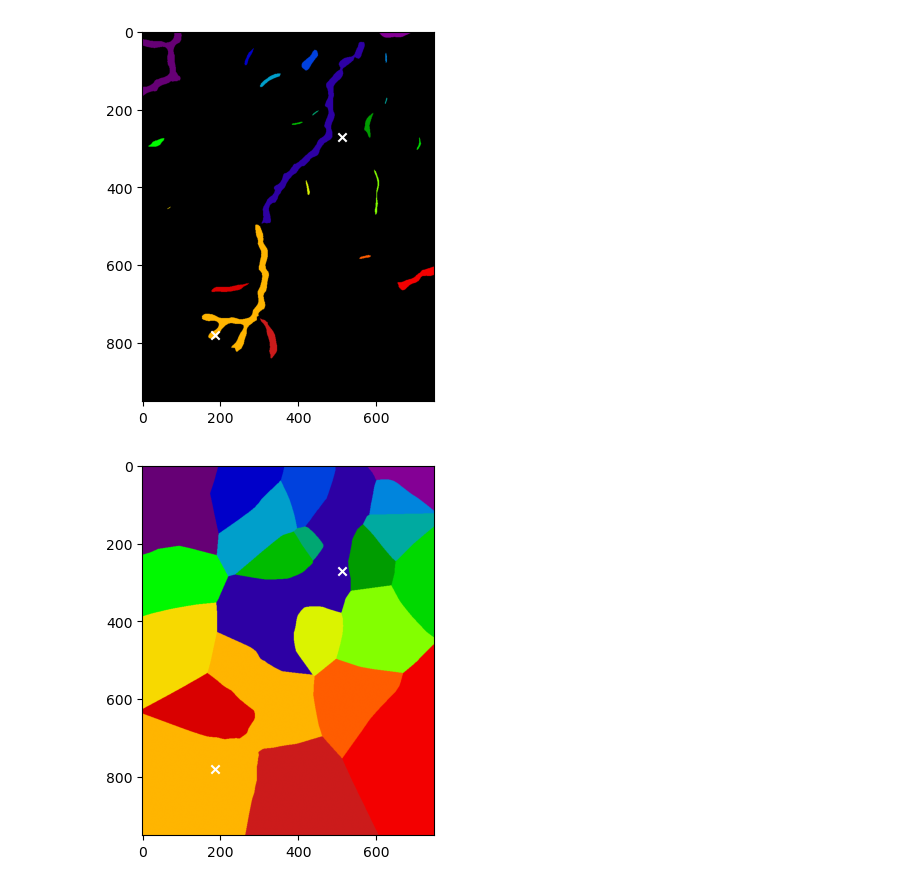
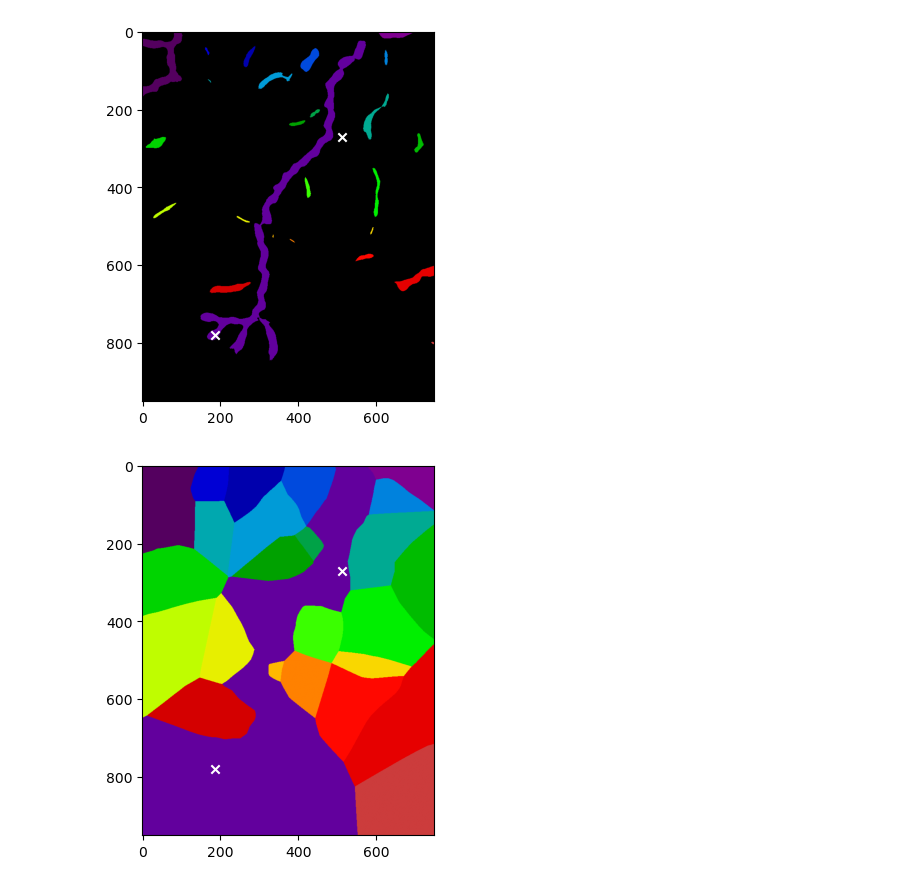
Before and after one commit to dsi-rse/gully-map, a Jupyter notebook: notebooks/elevation-along-gully.ipynb, the cells around one changed output. Saved outputs shown, nothing was run; the diff lists cells and outputs as text; code cells hidden in the pictures.

```diff
--- a/notebooks/elevation-along-gully.ipynb
+++ b/notebooks/elevation-along-gully.ipynb
@@ -9,10 +10,10 @@ begin = (185, 780)
 end = (513, 270)
 # %%
 with rasterio.open("../Dutch Bill Creek-pass2.tif") as file:
-    gully = file.read(1)[7800:8750, 7750:8500]
+    pass2 = file.read(1)[7800:8750, 7750:8500]
 # %%
-with rasterio.open("../Dutch Bill Creek-pass3-8.tif") as file:
-    connected = file.read(1)[7800:8750, 7750:8500]
+with rasterio.open("../Dutch Bill Creek-pass3-4.tif") as file:
+    pass3 = file.read(1)[7800:8750, 7750:8500]
 
-mapping, connected = np.unique_inverse(connected)
-num_connected = len(mapping)
+mapping, pass3 = np.unique_inverse(pass3)
+num_clusters = len(mapping)
@@ -19,26 +24,25 @@ num_connected = len(mapping)
 # %%
 fig, ax = plt.subplots()
 
-ax.imshow(connected, vmin=0, vmax=num_connected, cmap="nipy_spectral")
+ax.imshow(pass3, vmin=0, vmax=num_clusters, cmap="nipy_spectral")
 
 ax.scatter([begin[0], end[0]], [begin[1], end[1]], marker="x", color="white")
 
 None
 # %% [output]
-[figure, old version]
+[figure, new version]
 # %%
-outside = connected == 0
-indices = scipy.ndimage.distance_transform_edt(
+outside = pass3 == 0
+nearest_indices = scipy.ndimage.distance_transform_edt(
     outside, return_distances=False, return_indices=True
 )
-connected_nearest = connected[tuple(indices)]
 # %%
 fig, ax = plt.subplots()
 
-ax.imshow(connected_nearest, vmin=0, vmax=num_connected, cmap="nipy_spectral")
+ax.imshow(pass3[tuple(nearest_indices)], vmin=0, vmax=num_clusters, cmap="nipy_spectral")
 
 ax.scatter([begin[0], end[0]], [begin[1], end[1]], marker="x", color="white")
 
 None
 # %% [output]
-[figure, old version]
+[figure, new version]
```
Also changed, not shown: parts of 16 cells of this notebook.
